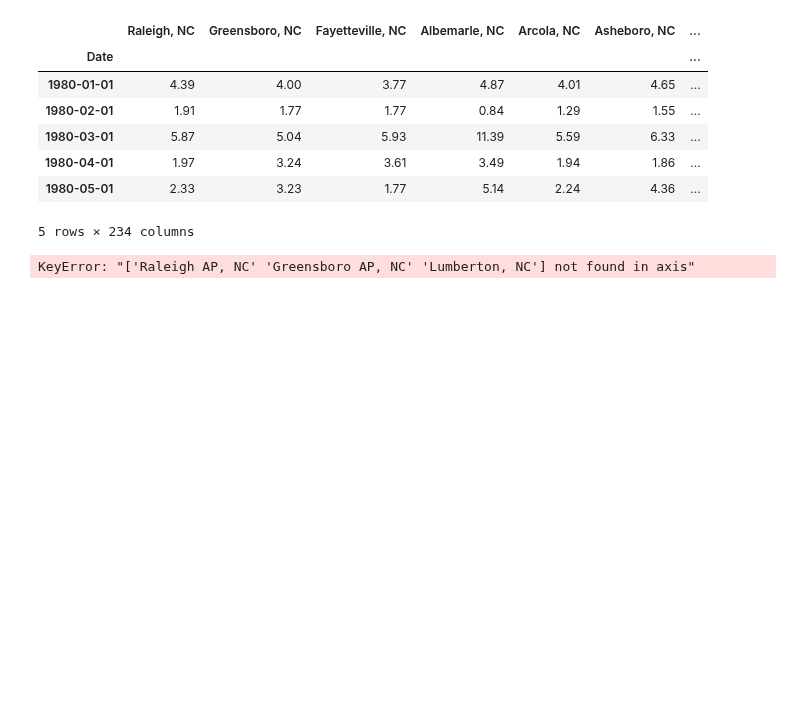
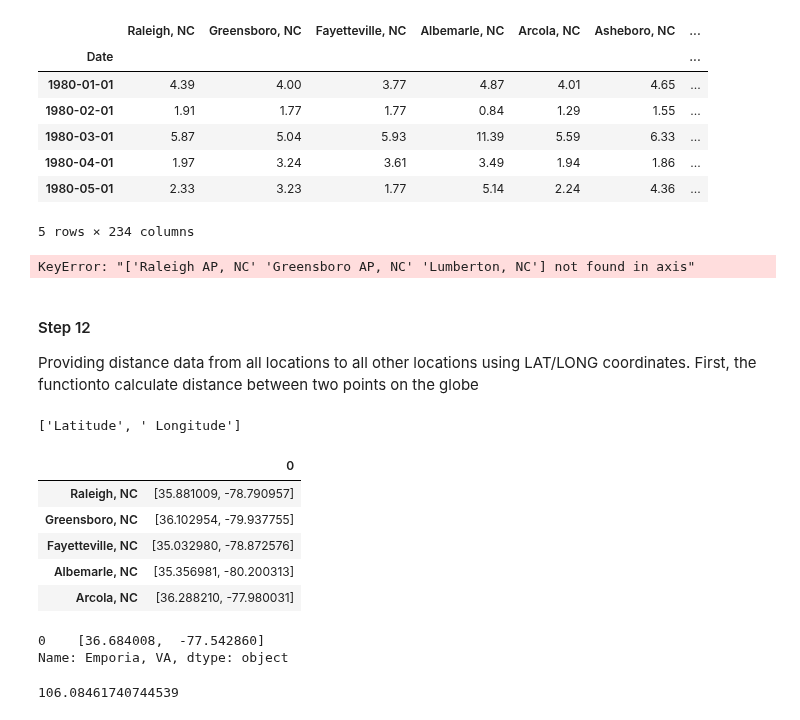
Before and after one commit to lilfetz22/NCRainfallPredictions_CAP1, a Jupyter notebook: Capstone Project 1.ipynb, the cells around one changed output. Saved outputs shown, nothing was run; the diff lists cells and outputs as text; code cells hidden in the pictures; blank space fills up the shorter version.

```diff
--- a/Capstone Project 1.ipynb
+++ b/Capstone Project 1.ipynb
@@ -291,3 +292,7 @@ vadatadf.to_csv('varainfalldata.csv')
 scdatadf.to_csv('scrainfalldata.csv')
 gadatadf.to_csv('garainfalldata.csv')
 tndatadf.to_csv('tnrainfalldata.csv')
+# %% [markdown]
+#### Step 12
+
+Providing distance data from all locations to all other locations using LAT/LONG coordinates. First, the functionto calculate distance between two points on the globe
@@ -293,0 +306,17 @@ tndatadf.to_csv('tnrainfalldata.csv')
+# %%
+latlong = pd.read_csv('latlong.csv')
+latlongsplit = latlong.iloc[0].apply(str.split, sep=',')
+latlongsplit[0]
+# %% [output]
+['Latitude', ' Longitude']
+# %%
+latlongdf = pd.DataFrame(latlongsplit)
+latlongdf = latlongdf.drop('Unnamed: 0')
+latlongdf.head()
+# %% [output]
+|  | 0 |
+| Raleigh, NC | [35.881009, -78.790957] |
+| Greensboro, NC | [36.102954, -79.937755] |
+| Fayetteville, NC | [35.032980, -78.872576] |
+| Albemarle, NC | [35.356981, -80.200313] |
+| Arcola, NC | [36.288210, -77.980031] |
@@ -293,0 +326,9 @@ tndatadf.to_csv('tnrainfalldata.csv')
+# %%
+latlongdf.iloc[224]
+# %% [output]
+0    [36.684008,  -77.542860]
+Name: Emporia, VA, dtype: object
+# %%
+haversine(long1, lat1, long2, lat2)
+# %% [output]
+106.08461740744539
```
Also changed, not shown: parts of 4 cells of this notebook.
